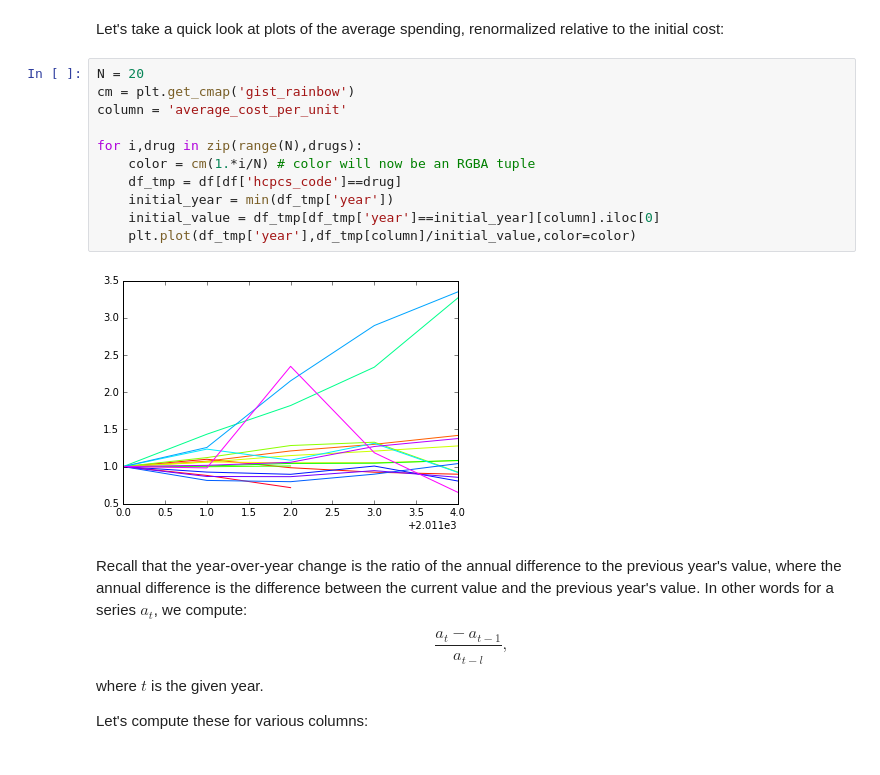
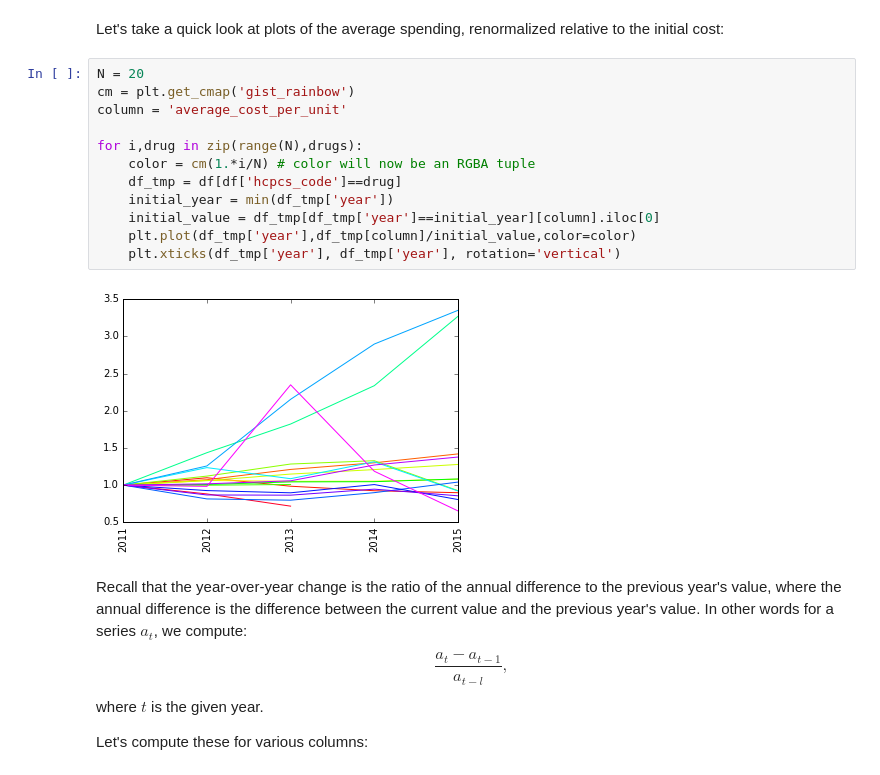
Before and after one commit to davidlibland/drug-spending, a Jupyter notebook: drugs_w_lrg_yr-yr_increases/exploration_of_yr_to_yr_increases.ipynb, the cells around one changed output. Cells and saved outputs as stored; diff of their text form.

```diff
--- a/drugs_w_lrg_yr-yr_increases/exploration_of_yr_to_yr_increases.ipynb
+++ b/drugs_w_lrg_yr-yr_increases/exploration_of_yr_to_yr_increases.ipynb
@@ -35,16 +35,17 @@ Let's take a quick look at plots of the average spending, renormalized relative
 # %%
 N = 20
 cm = plt.get_cmap('gist_rainbow')
 column = 'average_cost_per_unit'
 
 for i,drug in zip(range(N),drugs):
     color = cm(1.*i/N) # color will now be an RGBA tuple
     df_tmp = df[df['hcpcs_code']==drug]
     initial_year = min(df_tmp['year'])
     initial_value = df_tmp[df_tmp['year']==initial_year][column].iloc[0]
     plt.plot(df_tmp['year'],df_tmp[column]/initial_value,color=color)
+    plt.xticks(df_tmp['year'], df_tmp['year'], rotation='vertical')
 # %% [output]
-[figure, old version]
+[figure, new version]
 # %% [markdown]
 Recall that the year-over-year change is the ratio of the annual difference to the previous year's value, where the annual difference is the difference between the current value and the previous year's value. In other words for a series $a_t$, we compute:
 $$\frac{a_t-a_{t-1}}{a_{t-l}},$$
```
Also changed, not shown: parts of 3 cells of this notebook.
